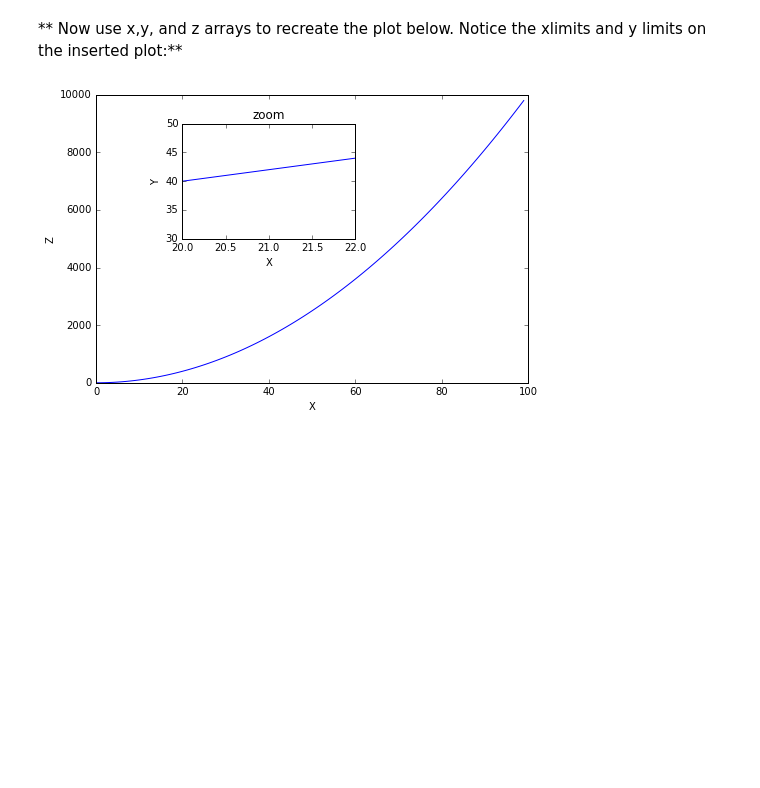
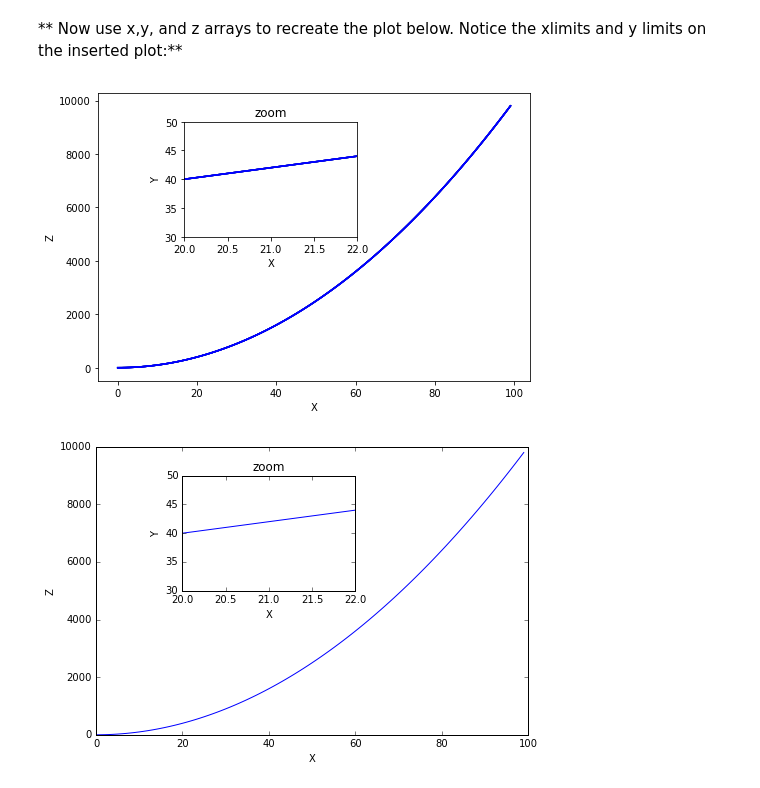
Before and after one commit to thomasdunlap/Python-DS-And-ML-Bootcamp, a Jupyter notebook: Python-for-Data-Visualization/Matplotlib/Matplotlib Exercises .ipynb, the cells around one changed output. Cells and saved outputs as stored; diff of their text form; code cells hidden in the pictures; blank space fills up the shorter version.

```diff
--- a/Python-for-Data-Visualization/Matplotlib/Matplotlib Exercises .ipynb
+++ b/Python-for-Data-Visualization/Matplotlib/Matplotlib Exercises .ipynb
@@ -68,5 +73,18 @@ fig1
 # %% [markdown]
 ** Now use x,y, and z arrays to recreate the plot below. Notice the xlimits and y limits on the inserted plot:**
+# %%
+ax1.plot(x, z, 'b')
+ax1.set_xlabel('X')
+ax1.set_ylabel('Z')
+ax2.plot(x, y, 'b')
+ax2.set_xlim([20.0, 22.0])
+ax2.set_ylim([30, 50])
+ax2.set_xlabel('X')
+ax2.set_ylabel('Y')
+ax2.set_title('zoom')
+fig3
+# %% [output]
+[figure, added]
 # %%
 # %% [output]
 [figure]
```
Also changed, not shown: parts of 3 cells of this notebook.
